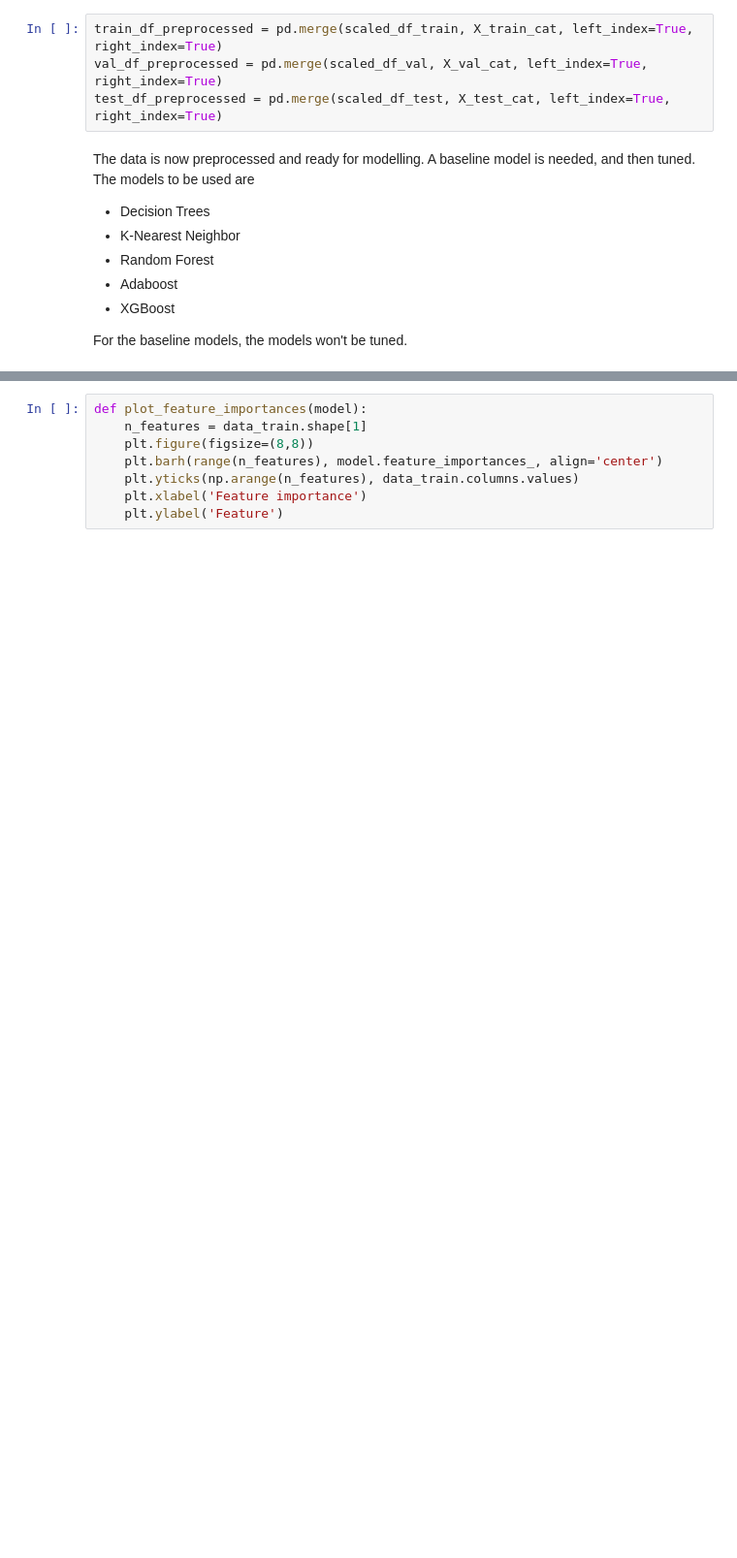
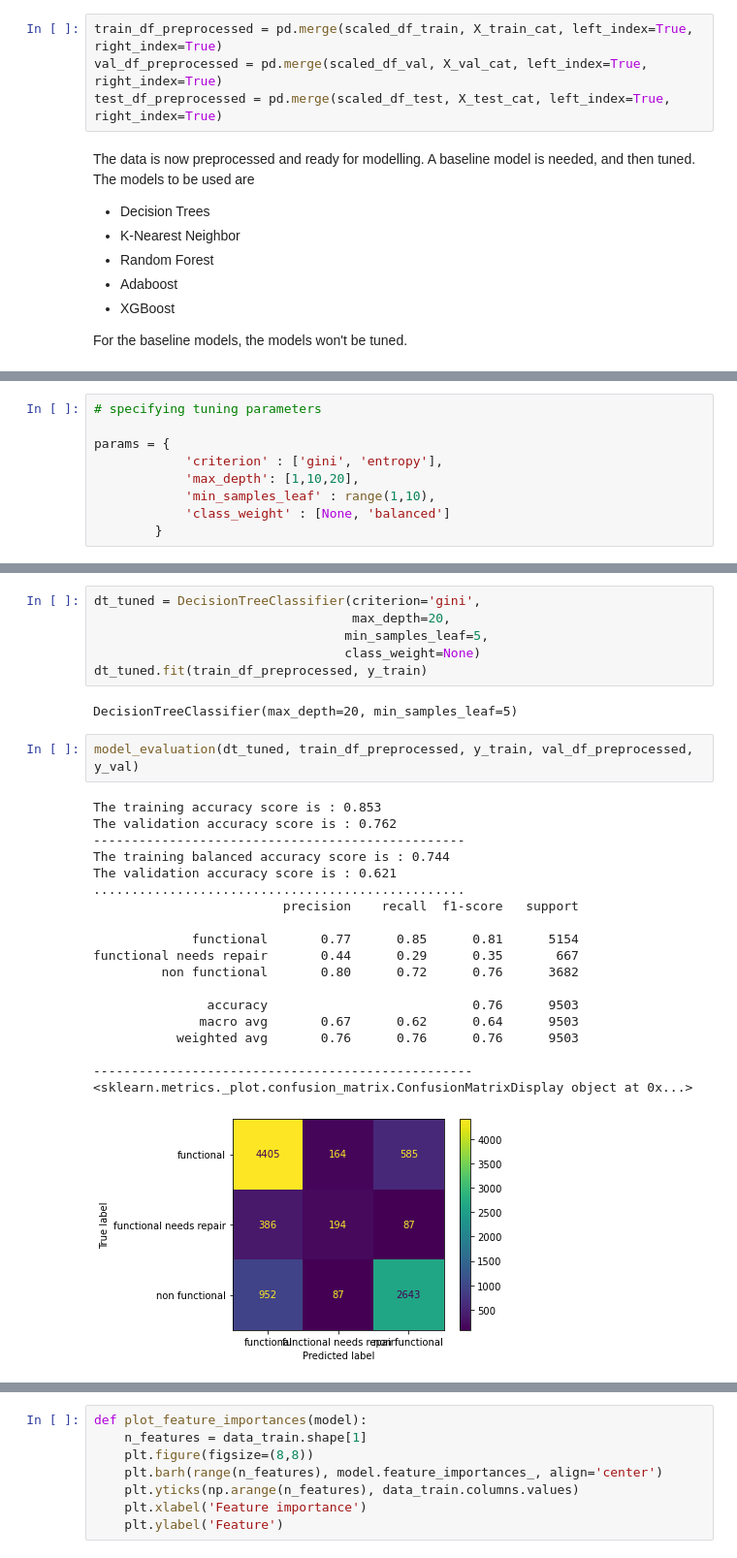
Before and after one commit to Mercy-Njambi/Tanzania-Water-Pump-Status, a Jupyter notebook: Tanzania Water Pump Status Modelling.ipynb, the cells around one changed output, grey strips where cells are left out. Shown at 97% size. Saved outputs shown, nothing was run; the diff lists cells and outputs as text; blank space fills up the shorter version.

```diff
--- a/Tanzania Water Pump Status Modelling.ipynb
+++ b/Tanzania Water Pump Status Modelling.ipynb
@@ -1228,0 +1314,9 @@ For the baseline models, the models won't be tuned.
+# %%
+# specifying tuning parameters
+
+params = {
+            'criterion' : ['gini', 'entropy'],
+            'max_depth': [1,10,20],
+            'min_samples_leaf' : range(1,10),
+            'class_weight' : [None, 'balanced']
+        }
@@ -1228,0 +1353,30 @@ For the baseline models, the models won't be tuned.
+# %%
+dt_tuned = DecisionTreeClassifier(criterion='gini',
+                                  max_depth=20,
+                                 min_samples_leaf=5,
+                                 class_weight=None)
+dt_tuned.fit(train_df_preprocessed, y_train)
+# %% [output]
+DecisionTreeClassifier(max_depth=20, min_samples_leaf=5)
+# %%
+model_evaluation(dt_tuned, train_df_preprocessed, y_train, val_df_preprocessed, y_val)
+# %% [output]
+The training accuracy score is : 0.853
+The validation accuracy score is : 0.762
+-------------------------------------------------
+The training balanced accuracy score is : 0.744
+The validation accuracy score is : 0.621
+.................................................
+                         precision    recall  f1-score   support
+
+             functional       0.77      0.85      0.81      5154
+functional needs repair       0.44      0.29      0.35       667
+         non functional       0.80      0.72      0.76      3682
+
+               accuracy                           0.76      9503
+              macro avg       0.67      0.62      0.64      9503
+           weighted avg       0.76      0.76      0.76      9503
+
+--------------------------------------------------
+<sklearn.metrics._plot.confusion_matrix.ConfusionMatrixDisplay object at 0x...>
+[figure, added]
```
Also changed, not shown: parts of 33 cells of this notebook.
